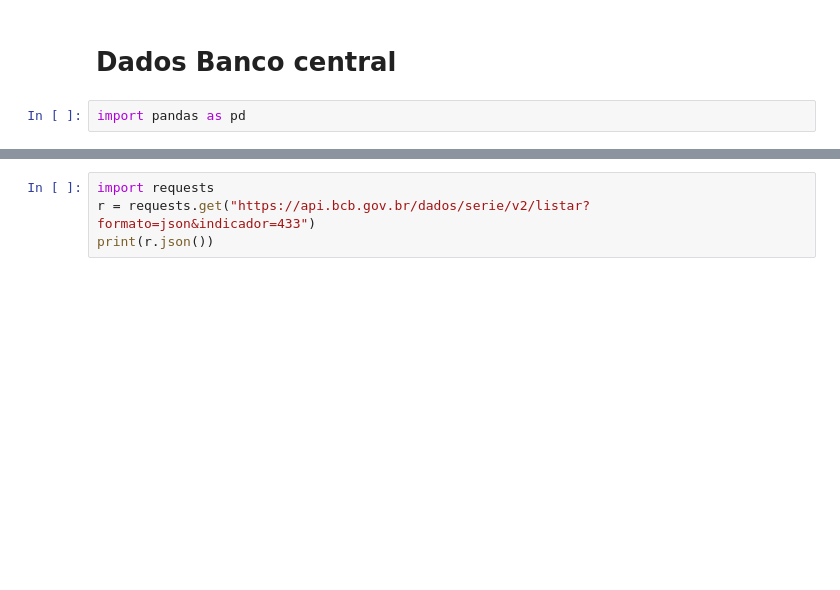
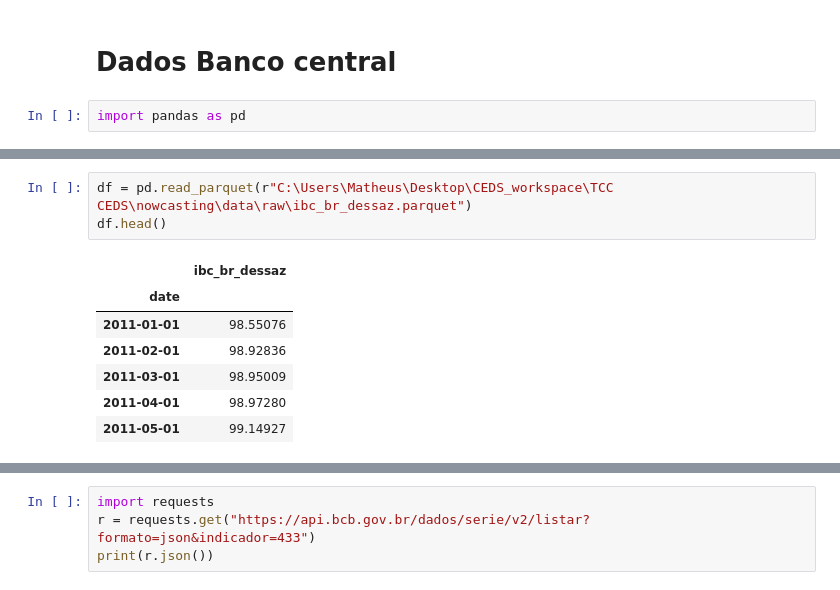
Before and after one commit to BrunoRaphaell/nowcasting, a Jupyter notebook: notebooks/00_tests.ipynb, the cells around one changed output, grey strips where cells are left out. Saved outputs shown, nothing was run; the diff lists cells and outputs as text; blank space fills up the shorter version.

```diff
--- a/notebooks/00_data_extraction.ipynb
+++ b/notebooks/00_tests.ipynb
@@ -4,0 +16,11 @@ import pandas as pd
+# %%
+df = pd.read_parquet(r"C:\Users\Matheus\Desktop\CEDS_workspace\TCC CEDS\nowcasting\data\raw\ibc_br_dessaz.parquet")
+df.head()
+# %% [output]
+|  | ibc_br_dessaz |
+| date |  |
+| 2011-01-01 | 98.55076 |
+| 2011-02-01 | 98.92836 |
+| 2011-03-01 | 98.95009 |
+| 2011-04-01 | 98.97280 |
+| 2011-05-01 | 99.14927 |
```
Also changed, not shown: parts of 7 cells of this notebook, 6 other files.
